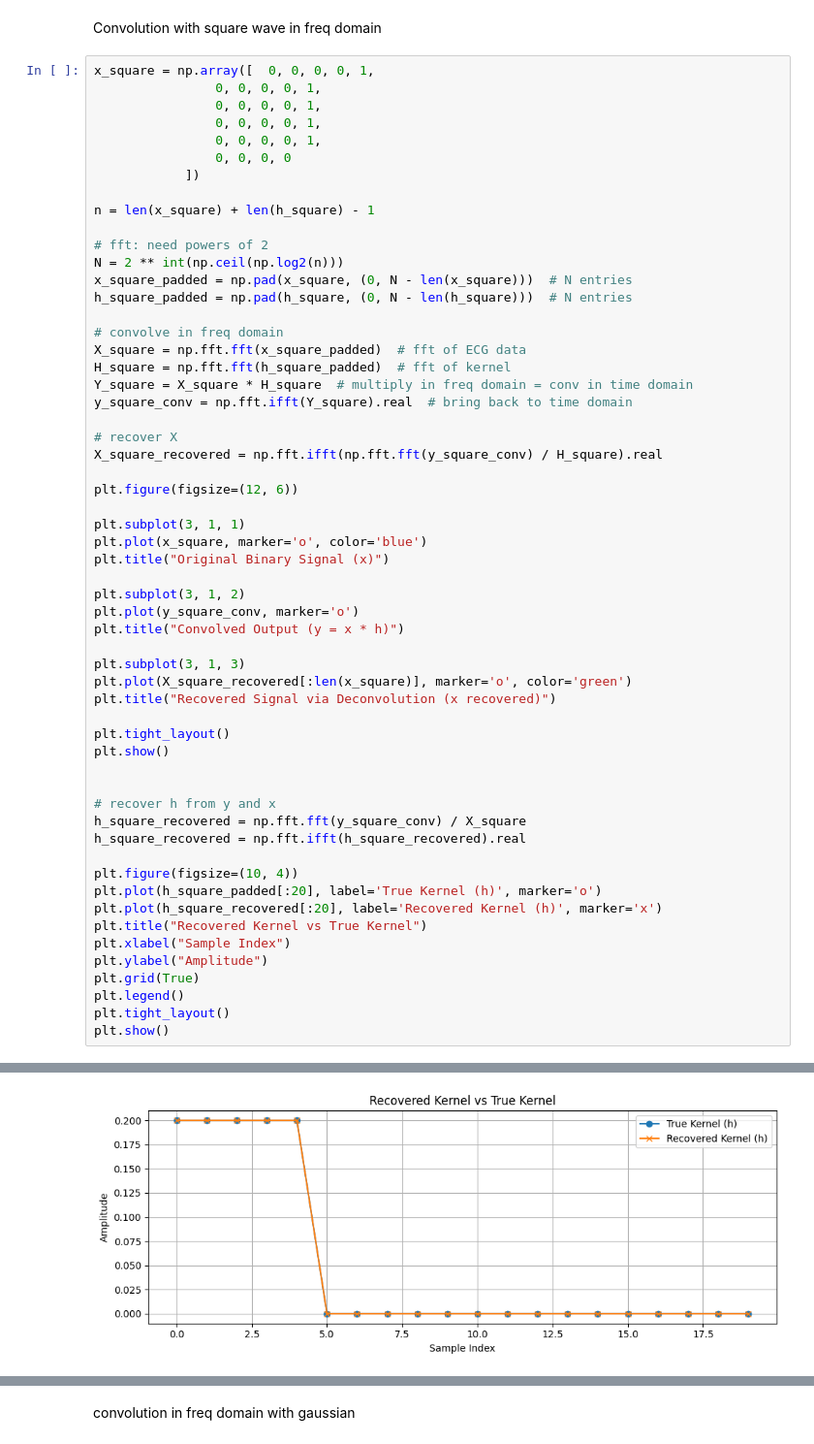
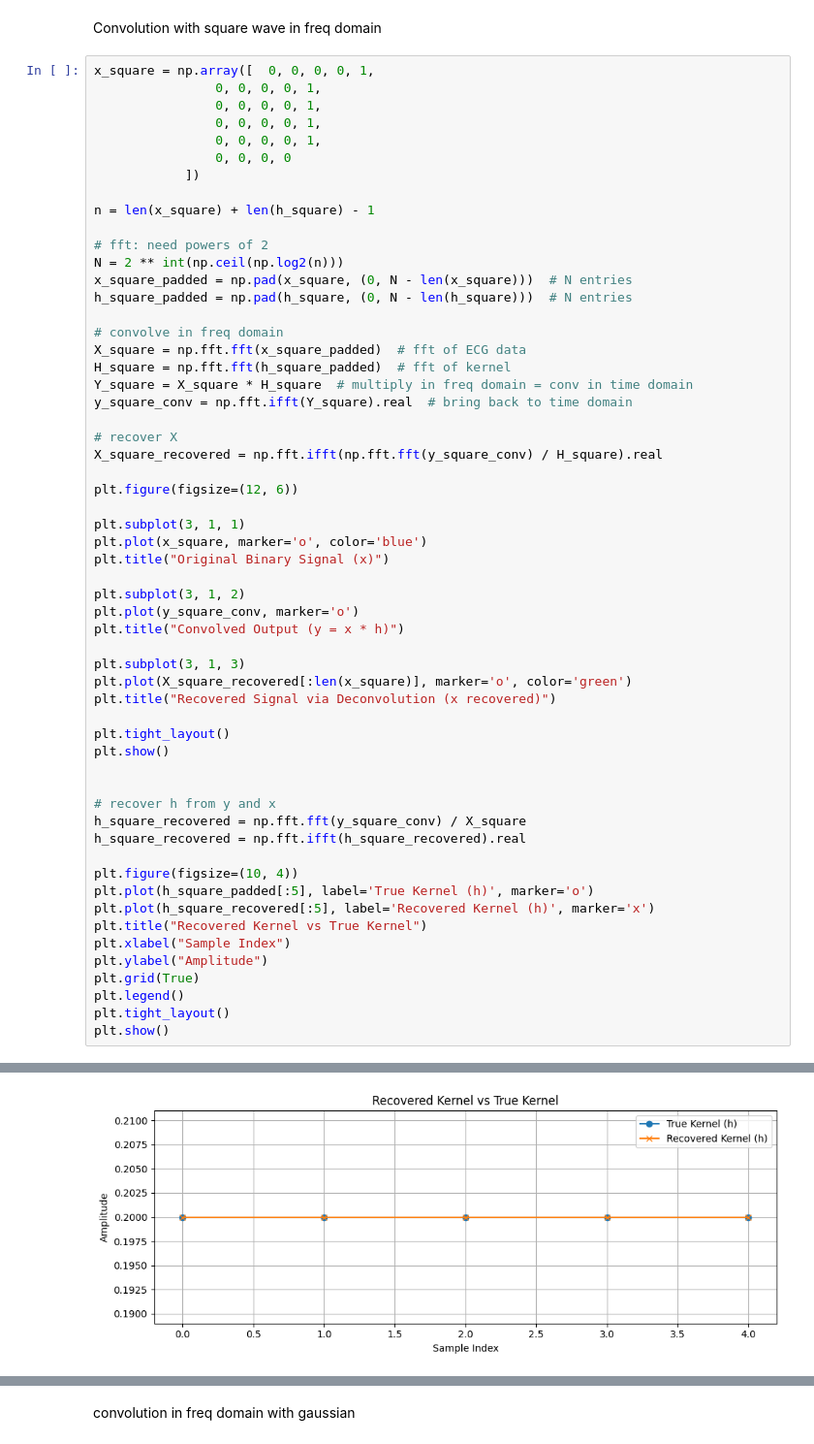
Before and after one commit to EliWaldman/research, a Jupyter notebook: intro_tests.ipynb, the cells around one changed output, grey strips where cells are left out. Shown at 97% size. Drawn from its saved outputs; the diff is of its cells as text.

```diff
--- a/intro_tests.ipynb
+++ b/intro_tests.ipynb
@@ -124,33 +124,33 @@ plt.figure(figsize=(12, 6))
 plt.subplot(3, 1, 1)
 plt.plot(x_square, marker='o', color='blue')
 plt.title("Original Binary Signal (x)")
 
 plt.subplot(3, 1, 2)
 plt.plot(y_square_conv, marker='o')
 plt.title("Convolved Output (y = x * h)")
 
 plt.subplot(3, 1, 3)
 plt.plot(X_square_recovered[:len(x_square)], marker='o', color='green')
 plt.title("Recovered Signal via Deconvolution (x recovered)")
 
 plt.tight_layout()
 plt.show()
 
 
 # recover h from y and x
 h_square_recovered = np.fft.fft(y_square_conv) / X_square
 h_square_recovered = np.fft.ifft(h_square_recovered).real
 
 plt.figure(figsize=(10, 4))
-plt.plot(h_square_padded[:20], label='True Kernel (h)', marker='o')
-plt.plot(h_square_recovered[:20], label='Recovered Kernel (h)', marker='x')
+plt.plot(h_square_padded[:5], label='True Kernel (h)', marker='o')
+plt.plot(h_square_recovered[:5], label='Recovered Kernel (h)', marker='x')
 plt.title("Recovered Kernel vs True Kernel")
 plt.xlabel("Sample Index")
 plt.ylabel("Amplitude")
 plt.grid(True)
 plt.legend()
 plt.tight_layout()
 plt.show()
 # %% [output]
 [figure]
-[figure, old version]
+[figure, new version]
```
Also changed, not shown: parts of 8 cells of this notebook.
